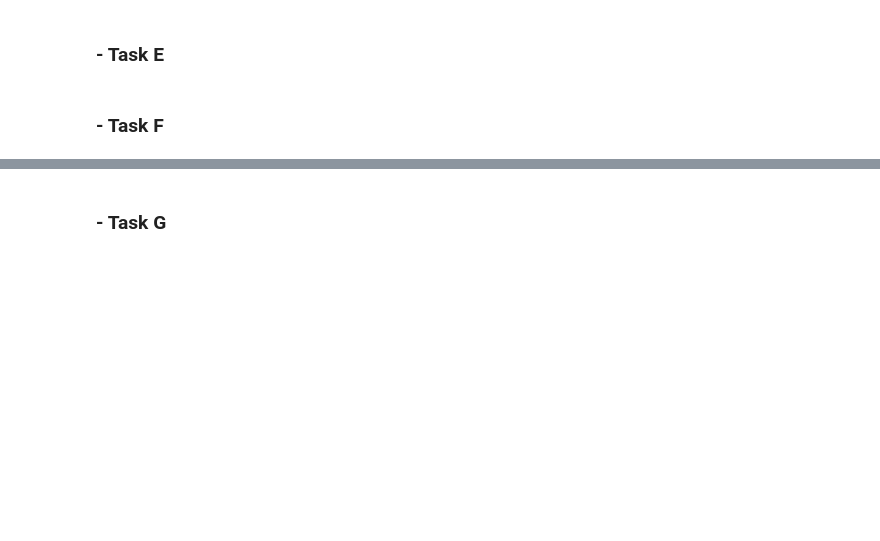
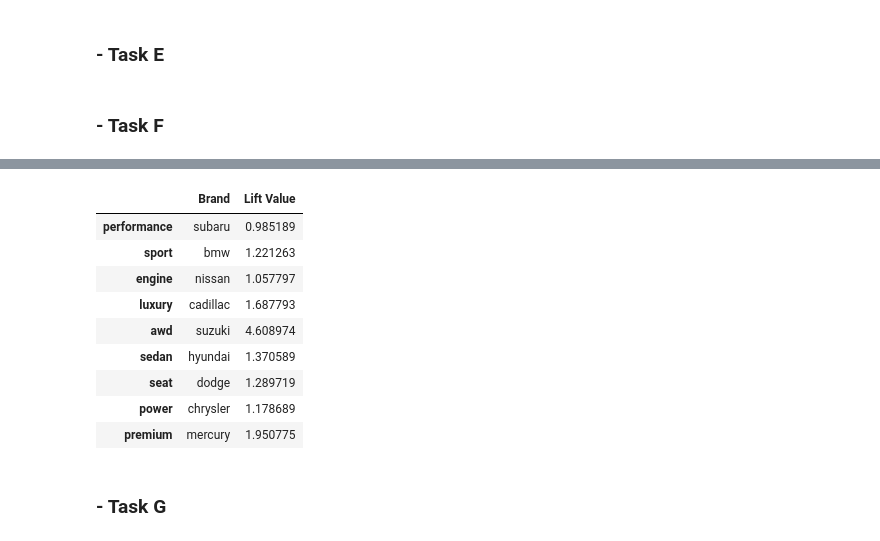
Before and after one commit to biagi0/Unstructured_Data_Projects, a Jupyter notebook: Assignment_One_Consolidated.ipynb, the cells around one changed output, grey strips where cells are left out. Saved outputs shown, nothing was run; the diff lists cells and outputs as text; code cells hidden in the pictures; blank space fills up the shorter version.

```diff
--- a/Assignment_One_Consolidated.ipynb
+++ b/Assignment_One_Consolidated.ipynb
@@ -632,3 +806,29 @@ plt.show()
+# %%
+# Find the brand with the highest lift value for each attribute
+highest_lift_per_attribute = lift_df.idxmax()
+
+# Find the maximum lift value for each attribute
+max_lift_values = lift_df.max()
+
+# Combine the two into a DataFrame
+highest_lift_summary = pd.DataFrame({
+    'Brand': highest_lift_per_attribute,
+    'Lift Value': max_lift_values
+})
+
+# Display the result
+highest_lift_summary
+# %% [output]
+|  | Brand | Lift Value |
+| performance | subaru | 0.985189 |
+| sport | bmw | 1.221263 |
+| engine | nissan | 1.057797 |
+| luxury | cadillac | 1.687793 |
+| awd | suzuki | 4.608974 |
+| sedan | hyundai | 1.370589 |
+| seat | dodge | 1.289719 |
+| power | chrysler | 1.178689 |
+| premium | mercury | 1.950775 |
 # %% [markdown]
 ### - Task G
 # %% [markdown]
```
Also changed, not shown: parts of 17 cells of this notebook, 5 other files.
